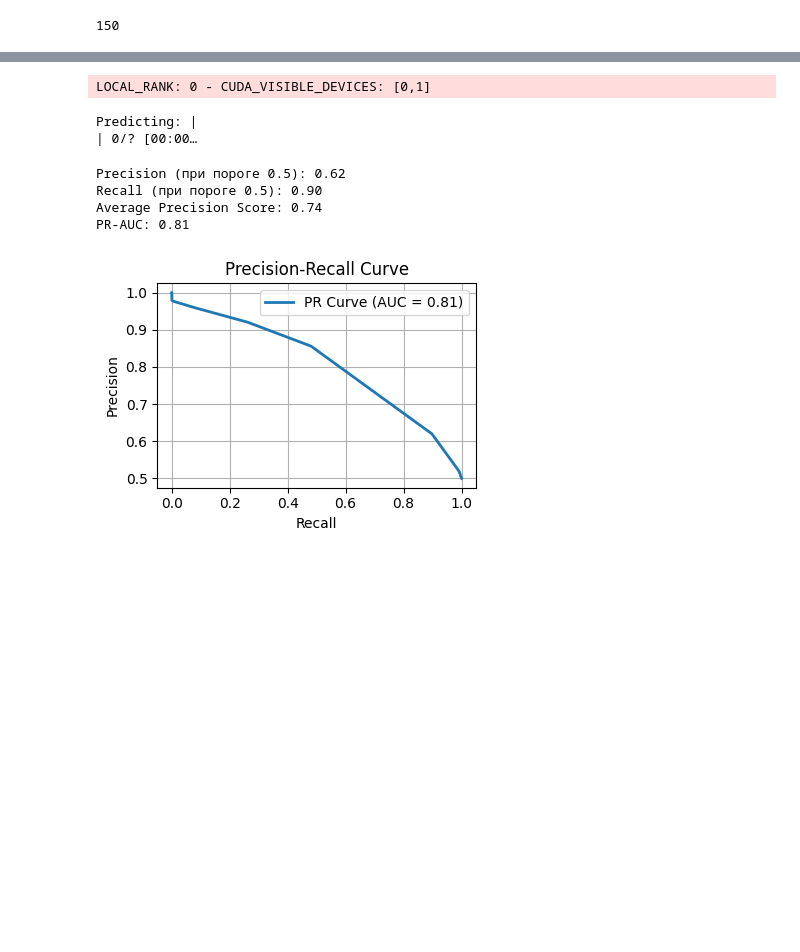
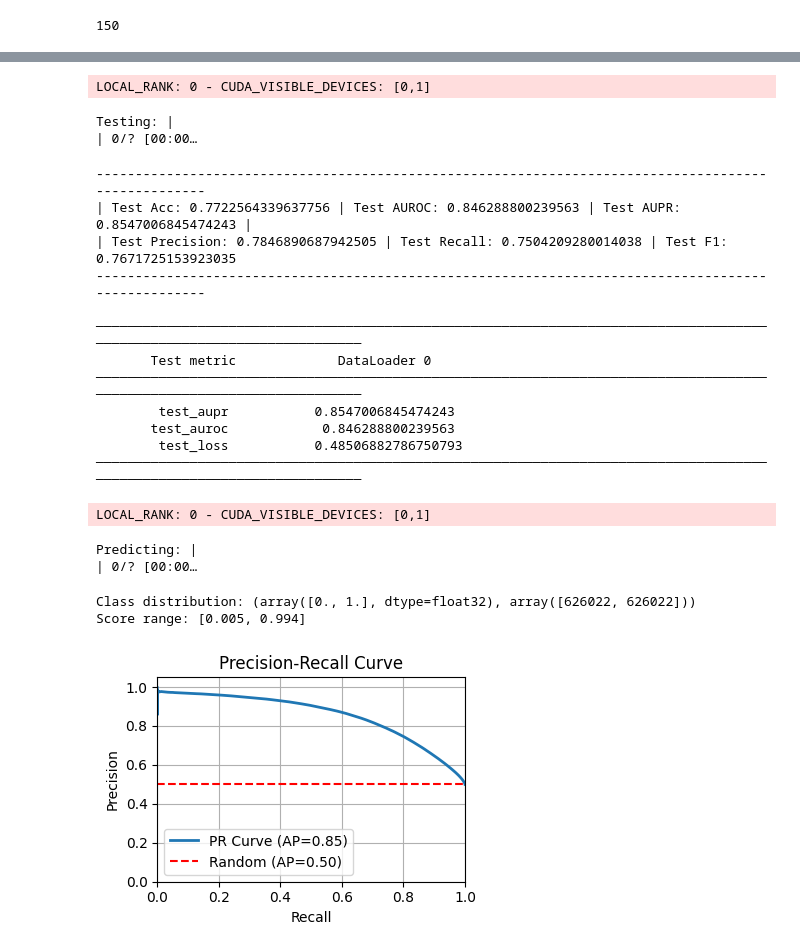
Before and after one commit to autosome-imtf/MPRA-MNIST, a Jupyter notebook: examples/StarrSeq_example.ipynb, the cells around one changed output, grey strips where cells are left out. Drawn from its saved outputs; the diff is of its cells as text; code cells hidden in the pictures; blank space fills up the shorter version.

Commit message:
update STARRSeq dataset

```diff
--- a/examples/StarrSeq_example.ipynb
+++ b/examples/StarrSeq_example.ipynb
@@ -573,3 +590,21 @@ PR-AUC: 0.76
 [figure]
 # %% [markdown]
 # Binary task
+# %%
+class CNN_cls_binary(CNN_cls):
+
+    def __init__(self, seq_len, block_sizes=[16, 24, 32, 40, 48], out_ch = 64, kernel_size=3):
+
+        super().__init__(seq_len = seq_len,
+                         block_sizes = block_sizes,
+                         out_ch = out_ch,
+                         kernel_size = kernel_size)
+
+        self.after_conv = nn.Identity()
+        self.head = nn.Identity()
+
+    def forward(self, x):
+
+        out = self.conv_net(x)
+
+        return out
@@ -629,22 +742,29 @@ len(train_dataset[0][0]["seq_enh"][0])
 # %%
 seq_len = len(train_dataset[0][0]["seq_enh"][0])
 
-model = CNN_cls(seq_len = seq_len, is_binary = True, block_sizes=[16, 32, 64, 96, 126, 64], kernel_size=5)
+model = CNN_cls_binary(seq_len = seq_len, block_sizes=[16, 32, 64, 96, 128, 64], kernel_size=5)
 
-seq_model = LitModel_StarrSeq(model = model, is_binary = True,
+seq_model = LitModel_StarrSeq_binary(model = model,
                            loss = torch.nn.BCEWithLogitsLoss(),
-                           weight_decay = 1e-2, lr = 1e-2, print_each = 1)
+                           weight_decay = 1e-1, lr = 1e-2, print_each = 1)
 # %%
+checkpoint_callback = ModelCheckpoint(
+        monitor='val_aupr',
+        mode='max',
+        save_top_k=1,
+        save_last=False
+    )
 # Initialize a trainer
 trainer = L.Trainer(
     accelerator="gpu",
-    devices=[0],
-    max_epochs=1,
+    devices=[1],
+    max_epochs=10,
     gradient_clip_val=1,
     precision='16-mixed',
     enable_progress_bar = True,
     num_sanity_val_steps=0,
-    enable_model_summary=False
+    enable_model_summary=False,
+    callbacks=[checkpoint_callback]
 )
 # %% [output]
 Using 16bit Automatic Mixed Precision (AMP)
@@ -671,10 +810,29 @@ Validation: |
 # %%
+best_model_path = checkpoint_callback.best_model_path
+seq_model = LitModel_StarrSeq_binary.load_from_checkpoint(
+    best_model_path,
+    model = model,
+    loss = torch.nn.BCEWithLogitsLoss(),
+    weight_decay = 1e-1, lr = 1e-2, print_each = 1)
+trainer.test(seq_model, dataloaders=test_loader)
 plot_pr_auc(seq_model, test_loader)
 # %% [output]
 LOCAL_RANK: 0 - CUDA_VISIBLE_DEVICES: [0,1]
-Predicting: |                                                                                     | 0/? [00:00…
+Testing: |                                                                                        | 0/? [00:00…
-Precision (при пороге 0.5): 0.62
-Recall (при пороге 0.5): 0.90
-Average Precision Score: 0.74
-PR-AUC: 0.81
+----------------------------------------------------------------------------------------------------
+| Test Acc: 0.7722564339637756 | Test AUROC: 0.846288800239563 | Test AUPR: 0.8547006845474243 |
+| Test Precision: 0.7846890687942505 | Test Recall: 0.7504209280014038 | Test F1: 0.7671725153923035
+----------------------------------------------------------------------------------------------------
+
+────────────────────────────────────────────────────────────────────────────────────────────────────────────────────────
+       Test metric             DataLoader 0
+────────────────────────────────────────────────────────────────────────────────────────────────────────────────────────
+        test_aupr           0.8547006845474243
+       test_auroc            0.846288800239563
+        test_loss           0.48506882786750793
+────────────────────────────────────────────────────────────────────────────────────────────────────────────────────────
+LOCAL_RANK: 0 - CUDA_VISIBLE_DEVICES: [0,1]
+Predicting: |                                                                                     | 0/? [00:00…
+Class distribution: (array([0., 1.], dtype=float32), array([626022, 626022]))
+Score range: [0.005, 0.994]
-[figure, old version]
+[figure, new version]
```
Also changed, not shown: parts of 9 cells of this notebook, 4 other files.
